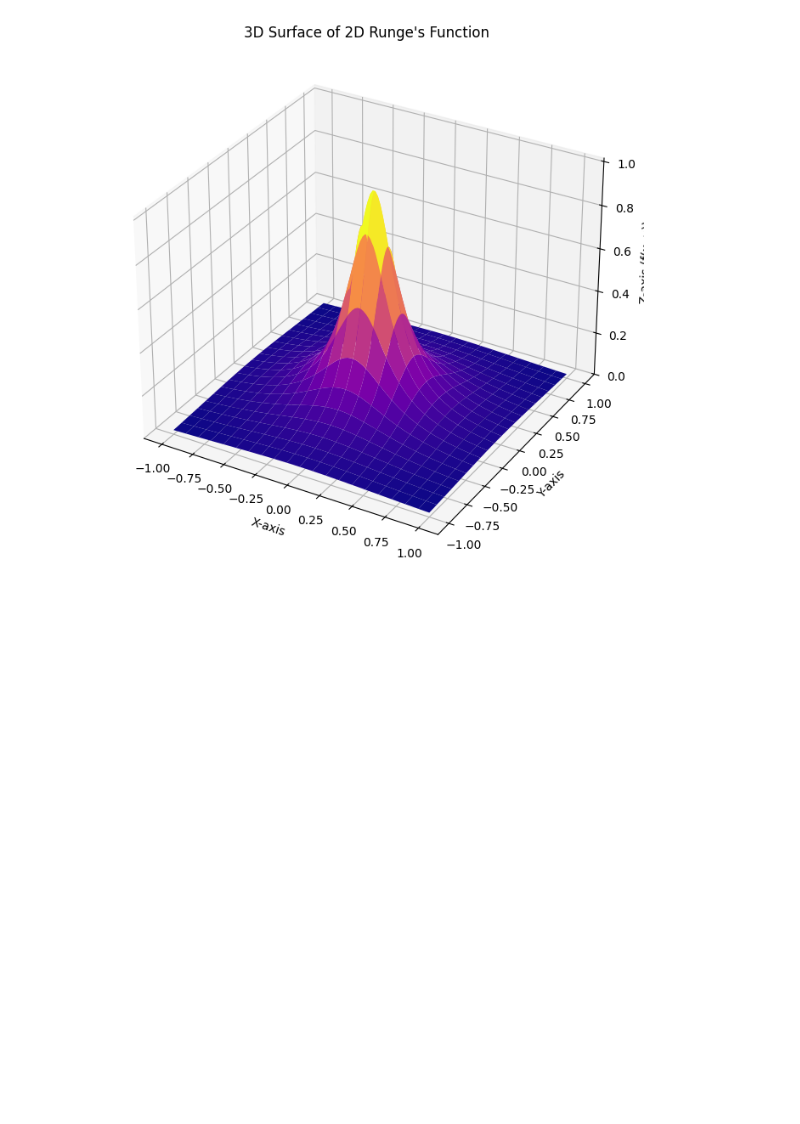
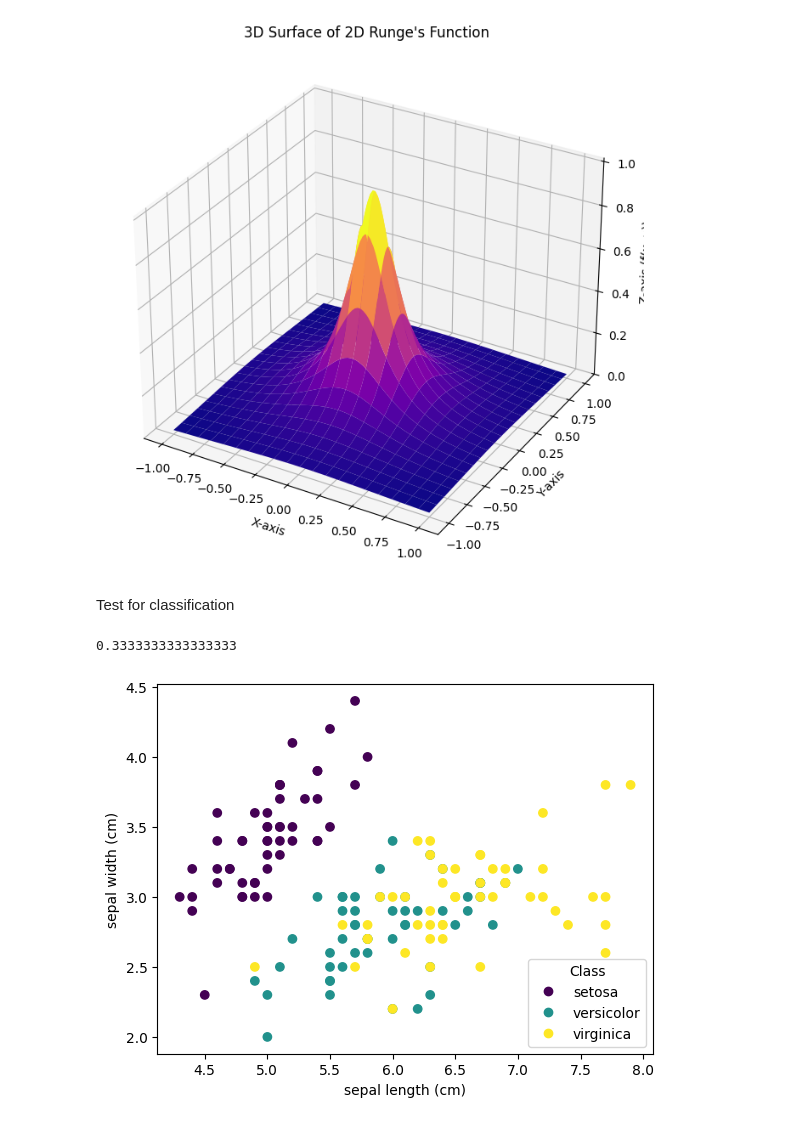
Before and after one commit to JVestly/Project-2, a Jupyter notebook: tests.ipynb, the cells around one changed output. Saved outputs shown, nothing was run; the diff lists cells and outputs as text; code cells hidden in the pictures; blank space fills up the shorter version.

```diff
--- a/tests.ipynb
+++ b/tests.ipynb
@@ -62,3 +71,42 @@ ax.set_zlabel('Z-axis (f(x, y))')
 plt.show()
 # %% [output]
 [figure]
+# %% [markdown]
+Test for classification
+# %%
+np.random.seed(51)
+iris = datasets.load_iris()
+_, ax = plt.subplots()
+scatter = ax.scatter(iris.data[:, 0], iris.data[:, 1], c=iris.target)
+ax.set(xlabel=iris.feature_names[0], ylabel=iris.feature_names[1])
+_ = ax.legend(
+scatter.legend_elements()[0], iris.target_names, loc="lower right", title="Class")
+
+inputs = iris.data
+# Since each prediction is a vector with a score for each of the three types of flo
+# we need to make each target a vector with a 1 for the correct flower and a 0 for
+k = len(inputs)
+targets = np.zeros((len(iris.data), 4))
+for i, t in enumerate(iris.target):
+    targets[i, t] = 1
+Classifier = NeuralNetwork(4, [8,4], [sigmoid, softmax_vec], [ReLU_der, sigmoid_der], cross_entropy, cross_entropy_der)
+
+
+weights = Classifier.train_SGD(inputs, targets, n_epochs=1000)
+predictions = Classifier.feed_forward(inputs)
+print(accuracy(predictions, targets))
+
+
+# --- 2D Runge Plot ---
+# fig = plt.figure(figsize=(10, 8))
+# ax = fig.add_subplot(111, projection='3d')
+
+# ax.plot_surface(X, Y, predictions, cmap='plasma', rstride=5, cstride=5)
+
+# ax.set_title("Predictions vs 2D Runge")
+# ax.set_xlabel('X-axis')
+# ax.set_ylabel('Y-axis')
+# ax.set_zlabel('Z-axis (f(x, y))')
+# %% [output]
+0.3333333333333333
+[figure, added]
```
Also changed, not shown: parts of 12 cells of this notebook.
